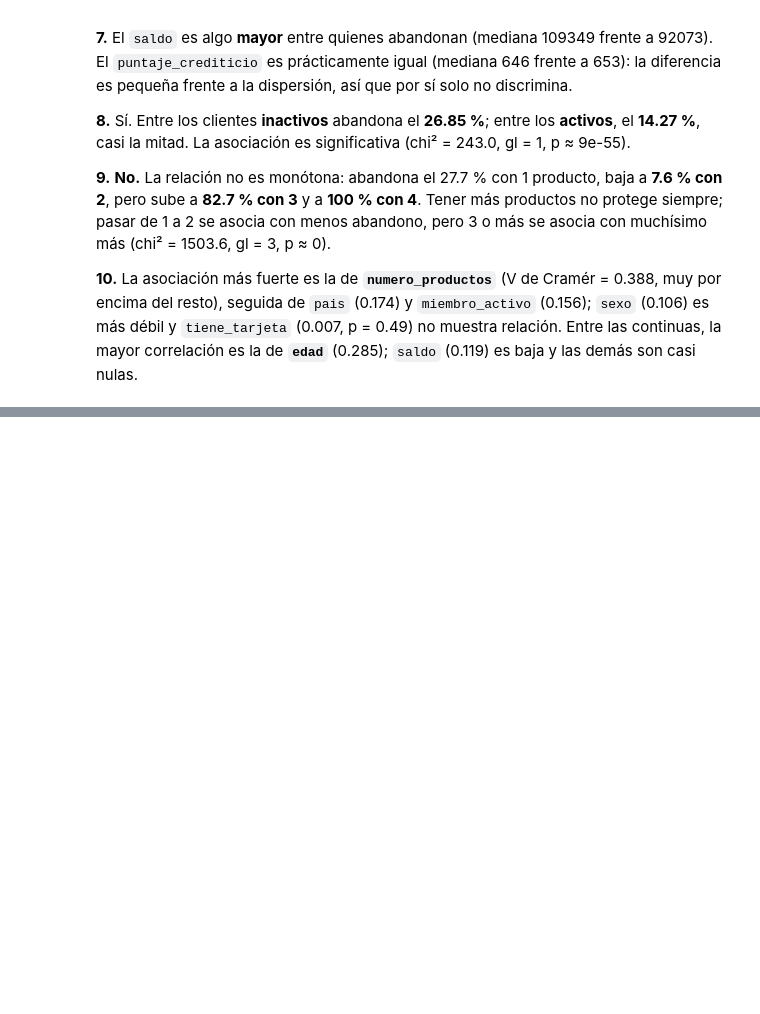
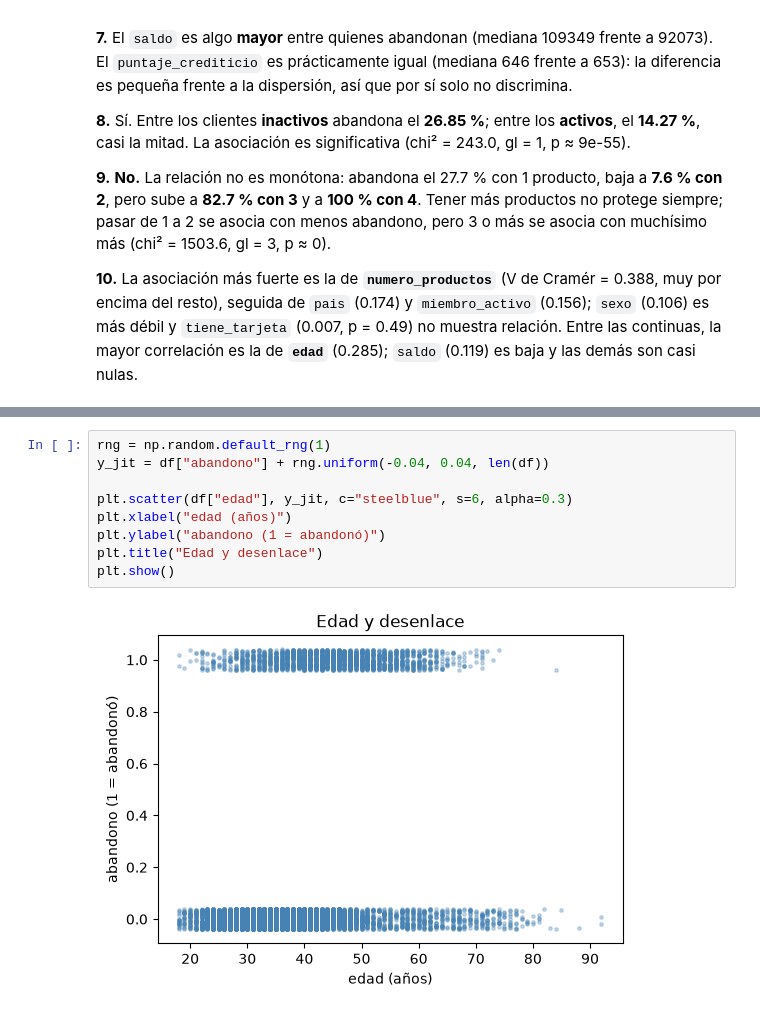
Before and after one commit to MrTamayo-1/Taller_Abandono_Producto_Financiero_Tamayo_Ruano_Reyes, a Jupyter notebook: Taller_Abandono_Producto_Financiero_Tamayo_Ruano_Reyes.ipynb, the cells around one changed output, grey strips where cells are left out. Saved outputs shown, nothing was run; the diff lists cells and outputs as text; blank space fills up the shorter version.

```diff
--- a/Taller_Abandono_Producto_Financiero_Tamayo_Ruano_Reyes.ipynb
+++ b/Taller_Abandono_Producto_Financiero_Tamayo_Ruano_Reyes.ipynb
@@ -363,0 +370,11 @@ tiene_tarjeta: chi2 = 0.5 · gl = 1 · p = 0.492
+# %%
+rng = np.random.default_rng(1)
+y_jit = df["abandono"] + rng.uniform(-0.04, 0.04, len(df))
+
+plt.scatter(df["edad"], y_jit, c="steelblue", s=6, alpha=0.3)
+plt.xlabel("edad (años)")
+plt.ylabel("abandono (1 = abandonó)")
+plt.title("Edad y desenlace")
+plt.show()
+# %% [output]
+[figure, added]
```
Also changed, not shown: parts of 16 cells of this notebook.
